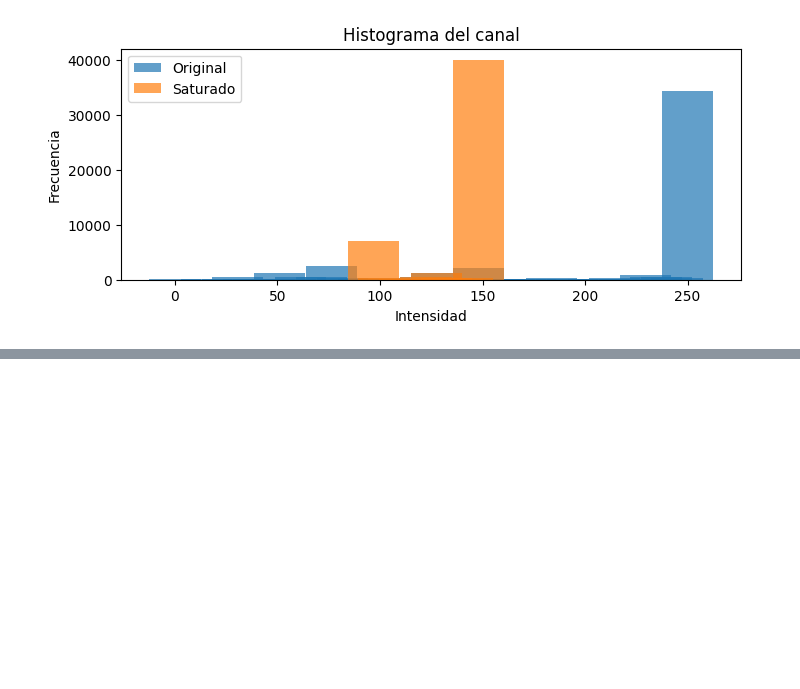
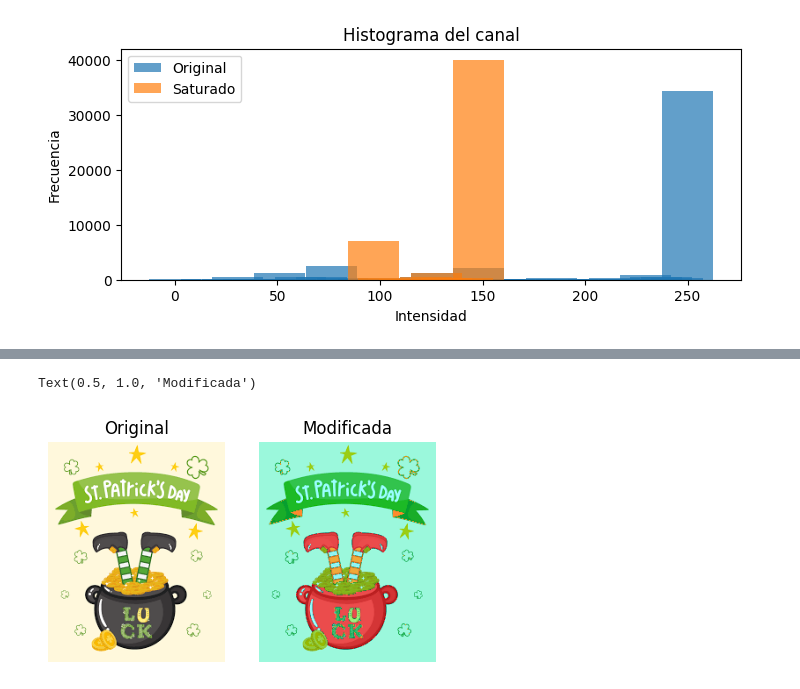
Before and after one commit to vc-2026-i/introimagenes, a Jupyter notebook: notebook.ipynb, the cells around one changed output, grey strips where cells are left out. Drawn from its saved outputs; the diff is of its cells as text; code cells hidden in the pictures; blank space fills up the shorter version.

```diff
--- a/notebook.ipynb
+++ b/notebook.ipynb
@@ -176,0 +254,13 @@ plt.legend()
+# %%
+plt.figure(figsize=(5, 5))
+plt.subplot(1, 2, 1)
+plt.imshow(Irgb, vmin=0, vmax=255)
+plt.axis('off')
+plt.title('Original')
+plt.subplot(1, 2, 2)
+plt.imshow(Irgb2, vmin=0, vmax=255)
+plt.axis('off')
+plt.title('Modificada')
+# %% [output]
+Text(0.5, 1.0, 'Modificada')
+[figure, added]
```
Also changed, not shown: parts of 9 cells of this notebook.
